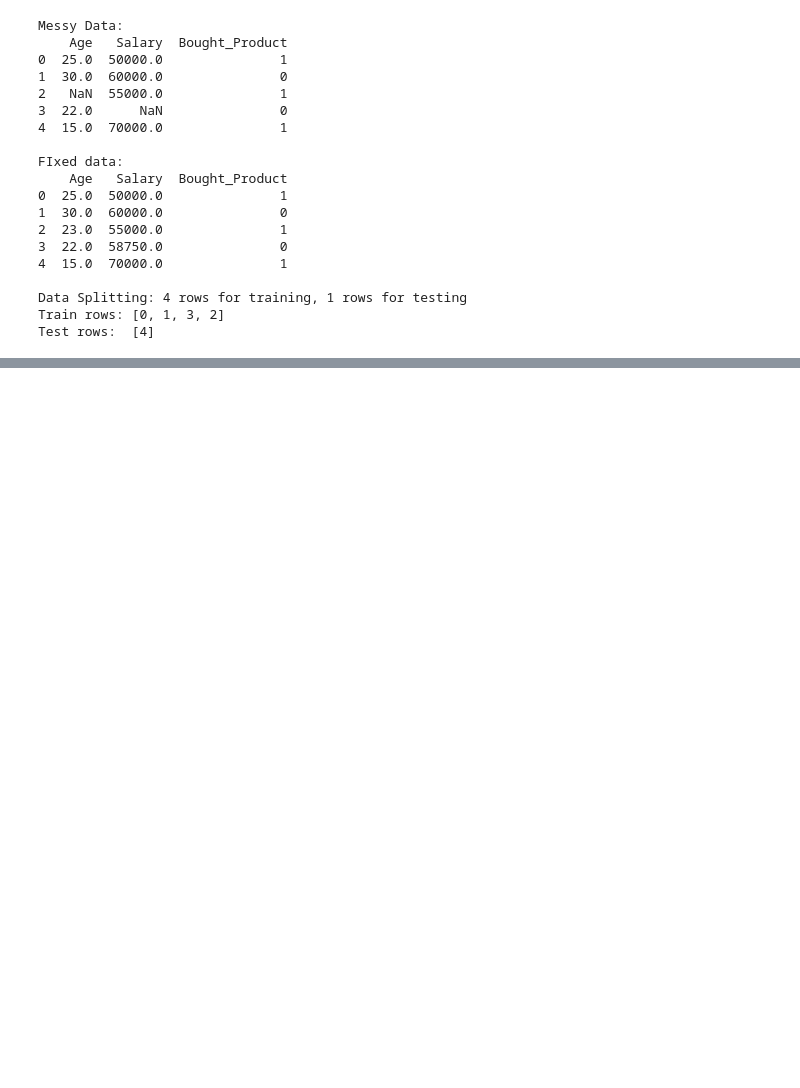
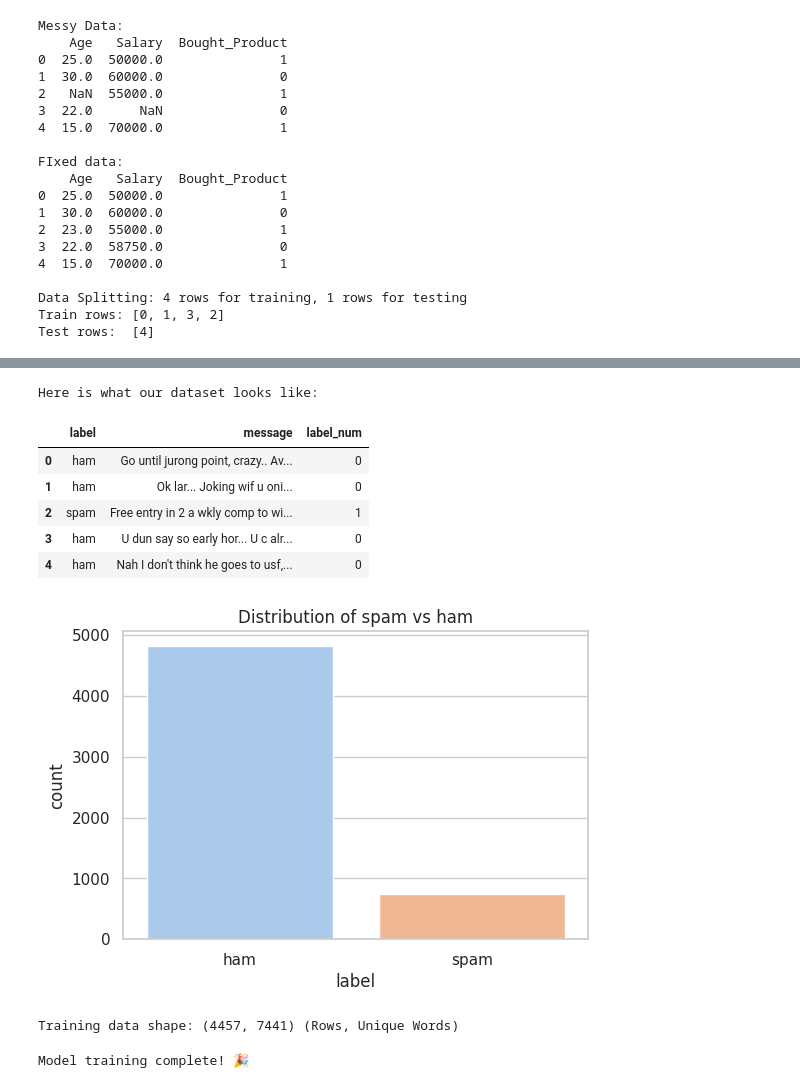
Before and after one commit to trinabhchaudhuri/ml_practice, a Jupyter notebook: day1/ml_practice.ipynb, the cells around one changed output, grey strips where cells are left out. Cells and saved outputs as stored; diff of their text form; code cells hidden in the pictures; blank space fills up the shorter version.

Commit message:
model trained ham vs spam

```diff
--- a/day1/ml_practice.ipynb
+++ b/day1/ml_practice.ipynb
@@ -99,0 +173,54 @@ Test rows:  [4]
+# %%
+url = "https://raw.githubusercontent.com/justmarkham/pycon-2016-tutorial/master/data/sms.tsv"
+df = pd.read_csv(url, sep='\t', names=['label', 'message'])
+
+# convert the labels to 0 and 1 for ham and spam respectively
+
+df['label_num'] = df['label'].map({'ham' : 0, 'spam': 1})
+
+#show the first 5 rows of the dataset
+print("Here is what our dataset looks like:")
+display(df.head())
+
+#visualizing data
+plt.figure(figsize=(6,4))
+sns.countplot(data=df, x='label', hue='label', palette='pastel', legend=False)
+plt.title("Distribution of spam vs ham")
+plt.show()
+# %% [output]
+Here is what our dataset looks like:
+|  | label | message | label_num |
+| 0 | ham | Go until jurong point, crazy.. Av... | 0 |
+| 1 | ham | Ok lar... Joking wif u oni... | 0 |
+| 2 | spam | Free entry in 2 a wkly comp to wi... | 1 |
+| 3 | ham | U dun say so early hor... U c alr... | 0 |
+| 4 | ham | Nah I don't think he goes to usf,... | 0 |
+[figure, added]
+# %%
+# Step 1: Split into Train and Test
+X = df['message']
+y = df['label_nam']
+
+X_train, X_test, y_train, y_test = train_test_split(X, y, test_size=0.2, random_state=42)
+
+# Step 2: Feature Engineering using TF-IDF
+tfidf = TfidfVectorizer(stop_words='english')
+
+# FIT (learn vocabulary) and TRANSFORM (convert to numbers) the Training data
+X_train_transformed = tfidf.fit_transform(X_train)
+
+# ONLY TRANSFORM the Test data (no peeking at the exam!)
+X_test_transformed = tfidf.transform(X_test)
+
+print(f"Training data shape: {X_train_transformed.shape} (Rows, Unique Words)")
+# %% [output]
+Training data shape: (4457, 7441) (Rows, Unique Words)
+# %%
+# Step 3: Model Training
+# We use Naive Bayes, which calculates probabilities based on word frequencies.
+model = MultinomialNB()
+
+model.fit(X_train_transformed, y_train)
+print("Model training complete! 🎉")
+# %% [output]
+Model training complete! 🎉
```
Also changed, not shown: parts of 7 cells of this notebook.
